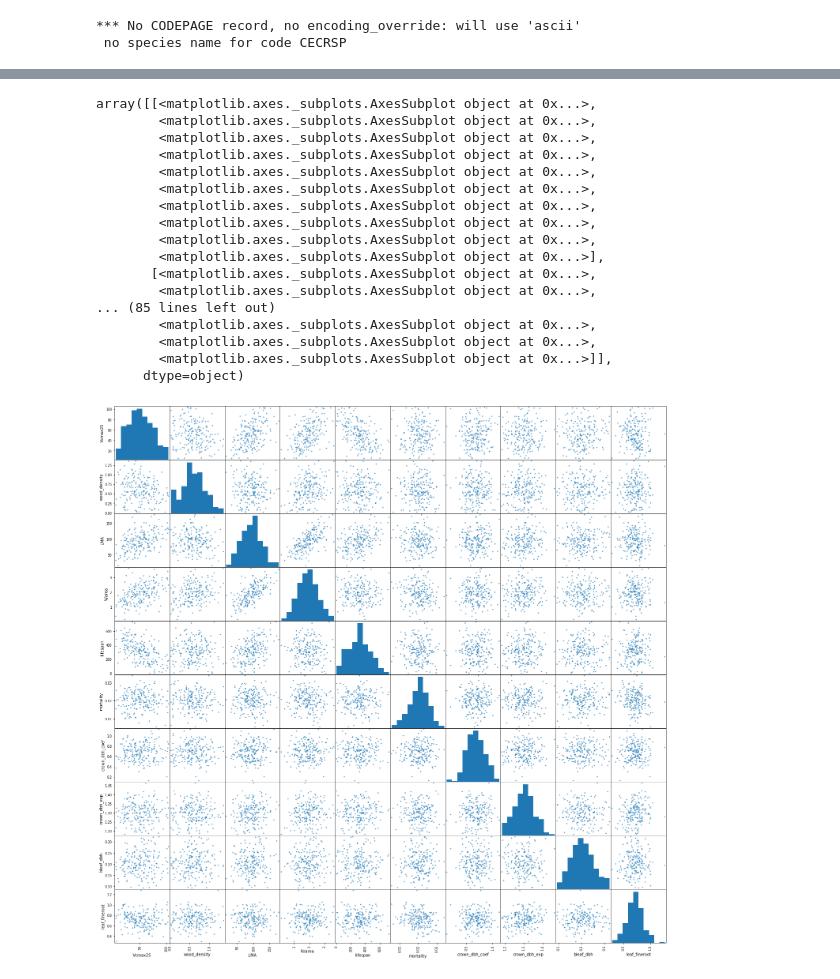
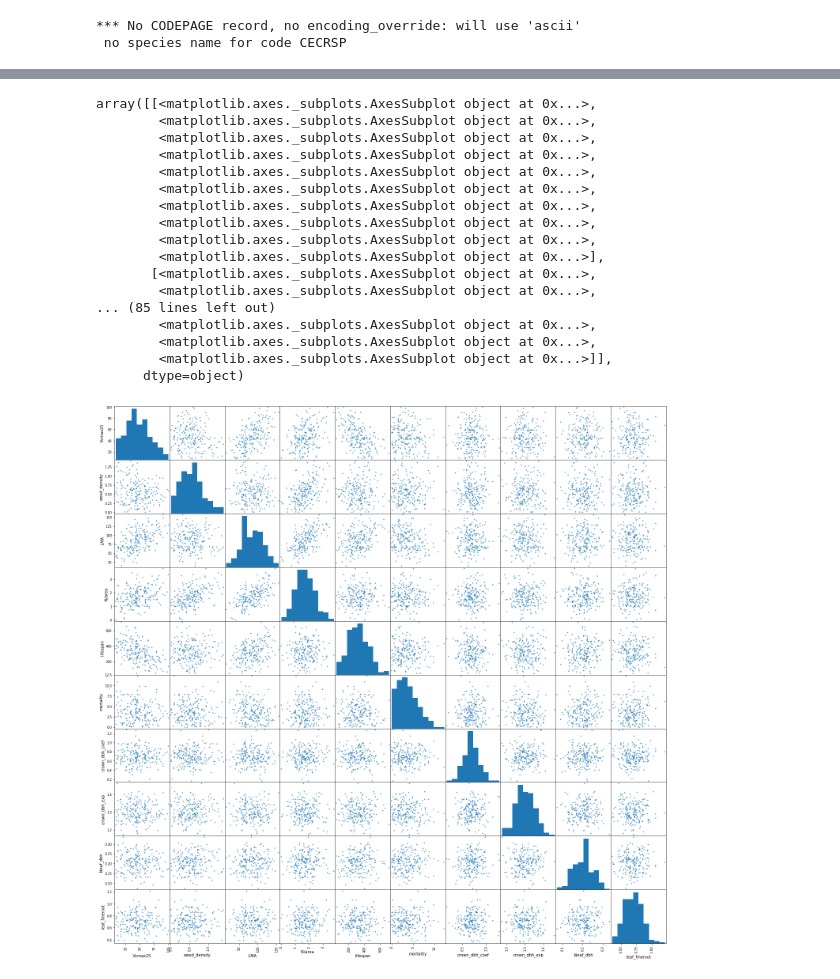
Before and after one commit to NGEET/testbeds, a Jupyter notebook: BCI_testbed/traits_analysis.ipynb, the cells around one changed output, grey strips where cells are left out. Cells and saved outputs as stored; diff of their text form; code cells hidden in the pictures.

```diff
--- a/BCI_testbed/traits_analysis.ipynb
+++ b/BCI_testbed/traits_analysis.ipynb
@@ -2,6 +2,7 @@
 import pandas
 import numpy as np
 # import map_funcs
+import sys
 
 global tfrz
 global rgas
@@ -57,7 +58,10 @@ wright_bci_traits_filename = 'traits_data/Wright/BCITRAITS_20101220.xls'
 wright_bci_traits_file = pandas.read_excel(wright_bci_traits_filename)
 wright_bci_traits_file.columns = wright_bci_traits_file.columns.str.replace('$', '')
 wright_bci_specieslist = wright_bci_traits_file.loc[:].GENUS + ' ' + wright_bci_traits_file.loc[:].SPECIES
-wright_bci_wooddensity = np.ma.masked_invalid(np.ma.asarray(wright_bci_traits_file.loc[:].SG100C_AVG))
+wright_bci_wooddensity1 = np.ma.masked_invalid(np.ma.asarray(wright_bci_traits_file.loc[:].SG100C_AVG))
+wright_bci_wooddensity2 = np.ma.masked_invalid(np.ma.asarray(wright_bci_traits_file.loc[:].WSG_CHAVE))
+wright_bci_wooddensity = np.ma.column_stack((wright_bci_wooddensity1,wright_bci_wooddensity2)).mean(axis=1)
+wright_bci_mortality10cm = np.ma.masked_invalid(np.ma.asarray(wright_bci_traits_file.loc[:].MORT_100))
 wright_bci_lma = np.ma.masked_invalid(np.ma.asarray(wright_bci_traits_file.loc[:].LMALEAF_AVD))
 
 # map_funcs.xyplot(wright_bci_wooddensity,wright_bci_lma, dots=True, file='lma_vs_wooddensity', xtitle='wood density', ytitle='LMA')
@@ -178,6 +182,8 @@ master_Narea_list = []
 master_wood_density_list = []
 master_leaf_lifespan_list = []
 master_vcmax25_list = []
+master_mortality10cm_list = []
+
 
 ## start with Wright et al., wet/dry forest data
 for i in range(len(wright_pnm_slz_specieslist)):
@@ -189,6 +195,7 @@ for i in range(len(wright_pnm_slz_specieslist)):
             master_wood_density_list.append([])
             master_leaf_lifespan_list.append([])
             master_vcmax25_list.append([])
+            master_mortality10cm_list.append([])
         indx = master_species_list.index(wright_pnm_slz_specieslist[i])
         if wright_pnm_slz_lma.mask[i] == False:
             master_LMA_list[indx].append(wright_pnm_slz_lma[i])
@@ -206,11 +213,14 @@ for i in range(len(wright_bci_specieslist)):
         master_wood_density_list.append([])
         master_leaf_lifespan_list.append([])
         master_vcmax25_list.append([])
+        master_mortality10cm_list.append([])
     indx = master_species_list.index(wright_bci_specieslist[i])
     if wright_bci_wooddensity.mask[i] == False:
         master_wood_density_list[indx].append(wright_bci_wooddensity[i])
     if wright_bci_lma.mask[i] == False:
         master_LMA_list[indx].append(wright_bci_lma[i])
+    if wright_bci_mortality10cm.mask[i] == False:
+        master_mortality10cm_list[indx].append(wright_bci_mortality10cm[i])
 
 ## next add the Rogers data
 for i in range(len(species_name_list_rogers_vcmaxfile)):
@@ -221,6 +231,7 @@ for i in range(len(species_name_list_rogers_vcmaxfile)):
         master_wood_density_list.append([])
         master_leaf_lifespan_list.append([])
         master_vcmax25_list.append([])
+        master_mortality10cm_list.append([])
     indx = master_species_list.index(species_name_list_rogers_vcmaxfile[i])
     if mean_species_vcmax25.mask[i] == False:
         master_vcmax25_list[indx].append(mean_species_vcmax25[i])
@@ -234,6 +245,7 @@ for i in range(len(norby_panama_specieslist)-1):  ### they used nan to encode a
         master_wood_density_list.append([])
         master_leaf_lifespan_list.append([])
         master_vcmax25_list.append([])
+        master_mortality10cm_list.append([])
     indx = master_species_list.index(norby_panama_specieslist[i])
     if norby_panama_vcmax.mask[i] == False:
         master_vcmax25_list[indx].append(norby_panama_vcmax[i])
@@ -251,6 +263,7 @@ master_Narea_array = np.ma.masked_all(nspecies_master)
 master_wood_density_array = np.ma.masked_all(nspecies_master)
 master_leaf_lifespan_array = np.ma.masked_all(nspecies_master)
 master_vcmax25_array = np.ma.masked_all(nspecies_master)
+master_mort10cm_array = np.ma.masked_all(nspecies_master)
 for i in range(nspecies_master):
     if len(master_vcmax25_list[i]) > 0:
         master_vcmax25_array[i] = np.ma.masked_invalid(np.asarray(master_vcmax25_list[i]).mean()).flatten()
@@ -262,12 +275,17 @@ for i in range(nspecies_master):
         master_Narea_array[i] = np.ma.masked_invalid(np.asarray(master_Narea_list[i]).mean()).flatten()
     if len(master_leaf_lifespan_list[i]) > 0:
         master_leaf_lifespan_array[i] = np.ma.masked_invalid(np.asarray(master_leaf_lifespan_list[i]).mean()).flatten()
+    if len(master_mortality10cm_list[i]) > 0:
+        master_mort10cm_array[i] = np.ma.masked_invalid(np.asarray(master_mortality10cm_list[i]).mean()).flatten()
+
 
 master_LMA_array = master_LMA_array.flatten()
 master_Narea_array = master_Narea_array.flatten()
 master_wood_density_array = master_wood_density_array.flatten()
 master_leaf_lifespan_array = master_leaf_lifespan_array.flatten()
 master_vcmax25_array = master_vcmax25_array.flatten()
+master_mort10cm_array = master_mort10cm_array.flatten()
+
 
 # map_funcs.xyplot(master_LMA_array, master_leaf_lifespan_array, dots=True, xtitle='LMA', ytitle='leaf lifespan')
 # map_funcs.xyplot(master_Narea_array, master_vcmax25_array, dots=True, xtitle='N per unit area', ytitle='vcmax')
@@ -275,12 +293,12 @@ master_vcmax25_array = master_vcmax25_array.flatten()
 # map_funcs.xyplot(master_wood_density_array, master_LMA_array, dots=True, xtitle='wood density', ytitle='LMA')
 
 
-traits_matrix = np.ma.column_stack([master_vcmax25_array,master_wood_density_array,master_LMA_array,master_Narea_array,master_leaf_lifespan_array])
+traits_matrix = np.ma.column_stack([master_vcmax25_array,master_wood_density_array,master_LMA_array,master_Narea_array,master_leaf_lifespan_array,master_mort10cm_array])
 traits_matrix = np.ma.masked_invalid(traits_matrix)
 
 
-
-df = pandas.DataFrame(traits_matrix, columns=['Vcmax25', 'wood_density', 'LMA', 'N/area','lifespan'])
+column_names = ['Vcmax25', 'wood_density', 'LMA', 'N/area','lifespan','mortality']
+df = pandas.DataFrame(traits_matrix, columns=column_names)
 # %% [output]
 *** No CODEPAGE record, no encoding_override: will use 'ascii'
  no species name for code CECRSP
@@ -401,9 +407,12 @@ print(b)
 # %%
 ### now add a few other traits to the mix
-mortality_mean = 0.02
-mortality_variance = 0.005 ** 2
-mortality_indx = 5
 
+### now we are using the mortality from the inventory data so won't make it up here,
+#mortality_mean = 0.02
+#mortality_variance = 0.005 ** 2
+#mortality_indx = 5
+
+### these distributions are all completely made up.
 crown_to_dbh_coef_mean = 0.68431
 crown_to_dbh_coef_variance = (crown_to_dbh_coef_mean * 0.25) **2
 crown_to_dbh_coef_indx = 6
@@ -431,18 +440,18 @@ leaf_to_fineroot_indx = 9
 
 ntraits_total = 10
 full_trait_cov_matrix = np.zeros([ntraits_total,ntraits_total])
-full_trait_cov_matrix[0:5,0:5] = trait_cov[:]
+full_trait_cov_matrix[0:6,0:6] = trait_cov[:]
 
-full_trait_cov_matrix[mortality_indx,mortality_indx] = mortality_variance
+#full_trait_cov_matrix[mortality_indx,mortality_indx] = mortality_variance
 full_trait_cov_matrix[crown_to_dbh_coef_indx,crown_to_dbh_coef_indx] = crown_to_dbh_coef_variance
 full_trait_cov_matrix[crown_to_dbh_exponent_indx,crown_to_dbh_exponent_indx] = crown_to_dbh_exponent_variance
 full_trait_cov_matrix[bleaf_to_dbh_indx,bleaf_to_dbh_indx] = bleaf_to_dbh_variance
 full_trait_cov_matrix[leaf_to_fineroot_indx,leaf_to_fineroot_indx] = leaf_to_fineroot_variance
 
 means_total = np.zeros(ntraits_total)
-means_total[0:5] = means[:]
+means_total[0:6] = means[:]
 
-means_total[mortality_indx] = mortality_mean
+#means_total[mortality_indx] = mortality_mean
 means_total[crown_to_dbh_coef_indx] = crown_to_dbh_coef_mean
 means_total[crown_to_dbh_exponent_indx] = crown_to_dbh_exponent_mean
 means_total[bleaf_to_dbh_indx] = bleaf_to_dbh_mean
@@ -452,40 +461,40 @@ X_total = np.random.multivariate_normal(means_total, np.array(full_trait_cov_mat
 X_total_backup = np.random.multivariate_normal(means_total, np.array(full_trait_cov_matrix), n_out)
 
 ### all of thes variables are positive definite.  go through them and check each row to make sure that all values
-### in row are positive.  if not, replace it from another array
+### in the row are positive.  if not, replace the entire row with one from a backup array
 backup_copy = -1
 for i in range(n_out):
     if X_total[i,:].min() <= 0:
         replacement_found = False
         backup_copy = backup_copy + 1
         while not replacement_found:
             if X_total_backup[backup_copy,:].min() > 0:
                 replacement_found = True
             else:
                 backup_copy = backup_copy + 1
         X_total[i,:] = X_total_backup[backup_copy,:]
 
 df4 = pandas.DataFrame(X_total, columns=['Vcmax25', 'wood_density', 'LMA', 'N/area','lifespan','mortality','crown_dbh_coef','crown_dbh_exp','bleaf_dbh','leaf_fineroot'])
 pandas.plotting.scatter_matrix(df4, alpha=0.7, figsize=(25, 25), diagonal='hist')
 # %% [output]
 array([[<matplotlib.axes._subplots.AxesSubplot object at 0x...>,
         <matplotlib.axes._subplots.AxesSubplot object at 0x...>,
         <matplotlib.axes._subplots.AxesSubplot object at 0x...>,
         <matplotlib.axes._subplots.AxesSubplot object at 0x...>,
         <matplotlib.axes._subplots.AxesSubplot object at 0x...>,
         <matplotlib.axes._subplots.AxesSubplot object at 0x...>,
         <matplotlib.axes._subplots.AxesSubplot object at 0x...>,
         <matplotlib.axes._subplots.AxesSubplot object at 0x...>,
         <matplotlib.axes._subplots.AxesSubplot object at 0x...>,
         <matplotlib.axes._subplots.AxesSubplot object at 0x...>],
        [<matplotlib.axes._subplots.AxesSubplot object at 0x...>,
         <matplotlib.axes._subplots.AxesSubplot object at 0x...>,
 ... (85 lines left out)
         <matplotlib.axes._subplots.AxesSubplot object at 0x...>,
         <matplotlib.axes._subplots.AxesSubplot object at 0x...>,
         <matplotlib.axes._subplots.AxesSubplot object at 0x...>]],
       dtype=object)
-[figure, old version]
+[figure, new version]
 # %%
 ### now we want to write these new parameters to a set of fates netcdf parameter files
 import filemod
```
Also changed, not shown: parts of 8 cells of this notebook, 1 other file.
